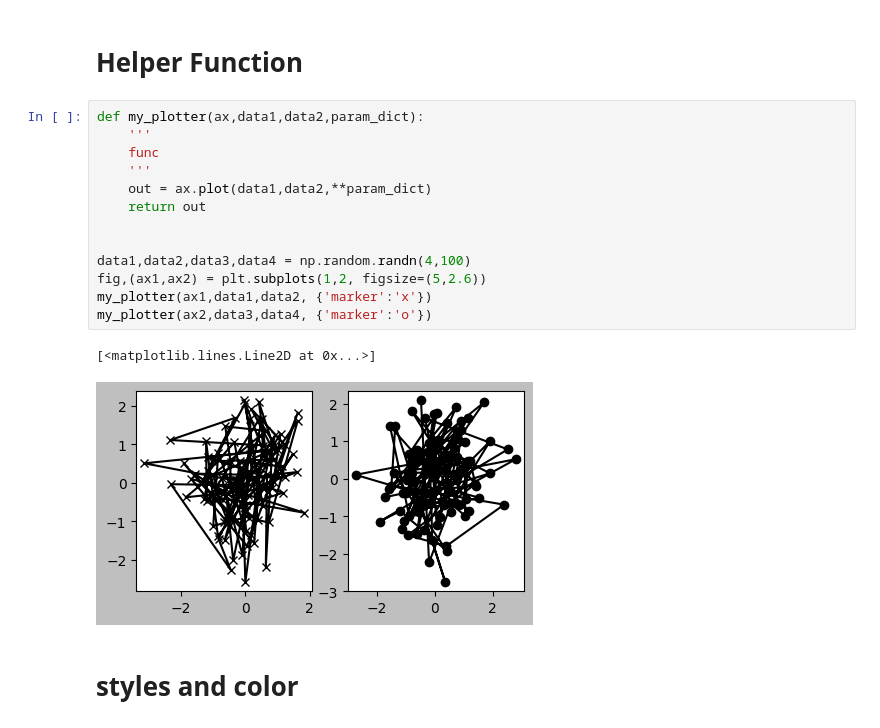
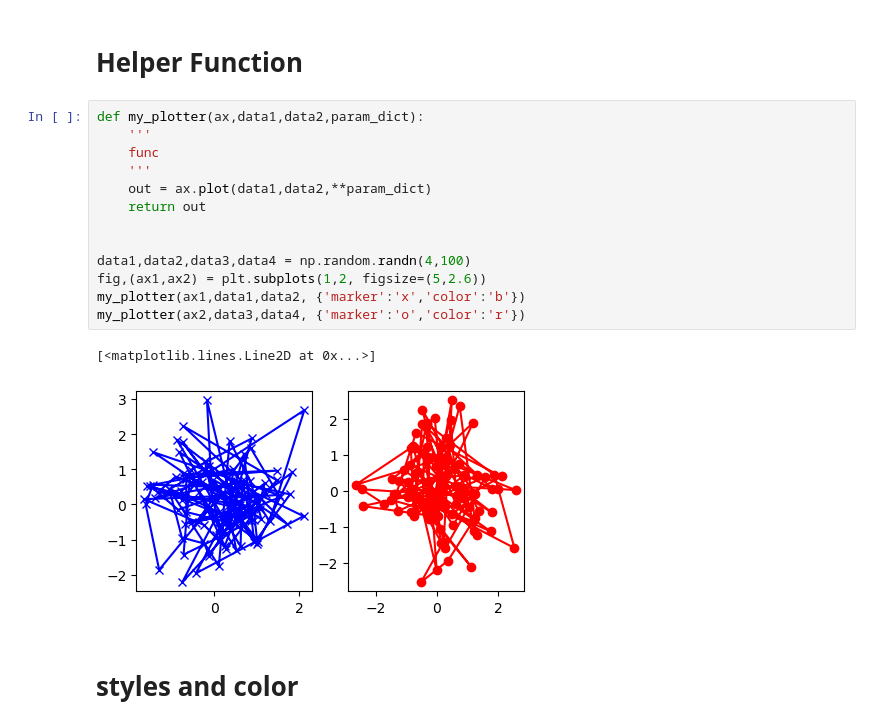
Before and after one commit to Larry122445/ML-DL, a Jupyter notebook: Libraries/REVISE_MATPLOTLIB.ipynb, the cells around one changed output. Cells and saved outputs as stored; diff of their text form.

```diff
--- a/Libraries/REVISE_MATPLOTLIB.ipynb
+++ b/Libraries/REVISE_MATPLOTLIB.ipynb
@@ -265,19 +265,19 @@ Text(0, 0.5, 'entry b')
 # %%
 def my_plotter(ax,data1,data2,param_dict):
     '''
     func
     '''
     out = ax.plot(data1,data2,**param_dict)
     return out
 
 
 data1,data2,data3,data4 = np.random.randn(4,100)
 fig,(ax1,ax2) = plt.subplots(1,2, figsize=(5,2.6))
-my_plotter(ax1,data1,data2, {'marker':'x'})
-my_plotter(ax2,data3,data4, {'marker':'o'})
+my_plotter(ax1,data1,data2, {'marker':'x','color':'b'})
+my_plotter(ax2,data3,data4, {'marker':'o','color':'r'})
 # %% [output]
 [<matplotlib.lines.Line2D at 0x...>]
-[figure, old version]
+[figure, new version]
 # %% [markdown]
 # styles and color
 # %%
```
Also changed, not shown: 1 other file.
